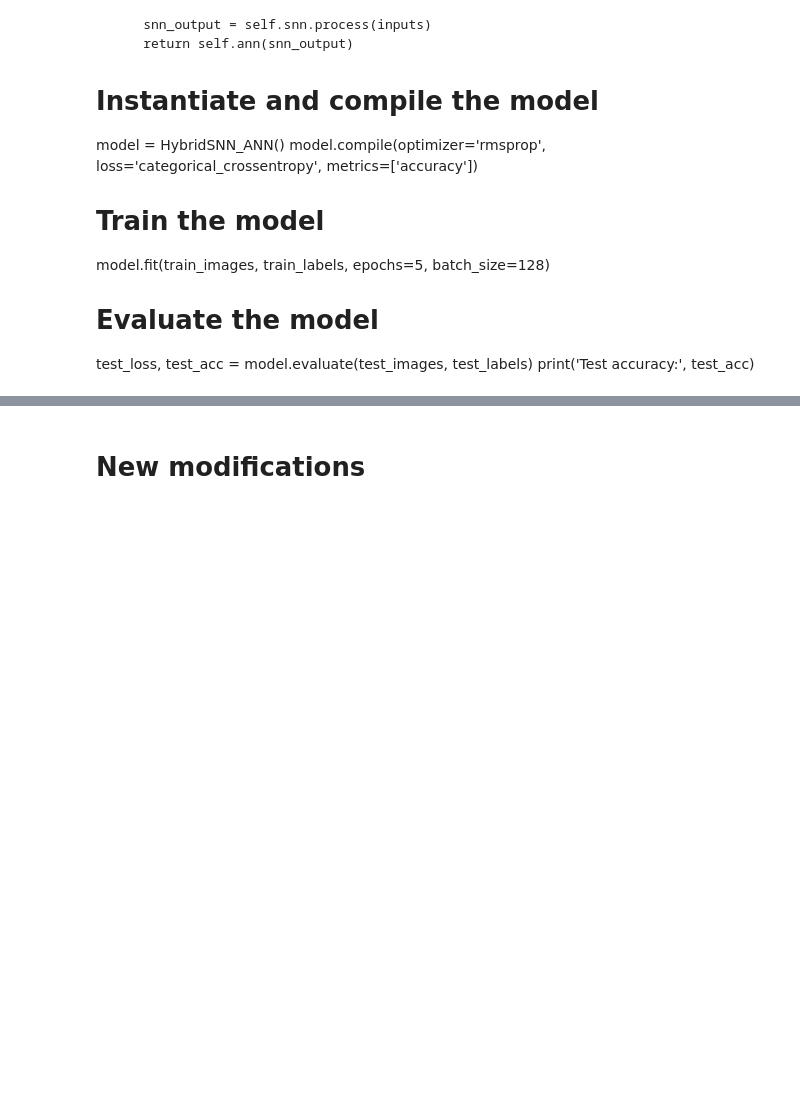
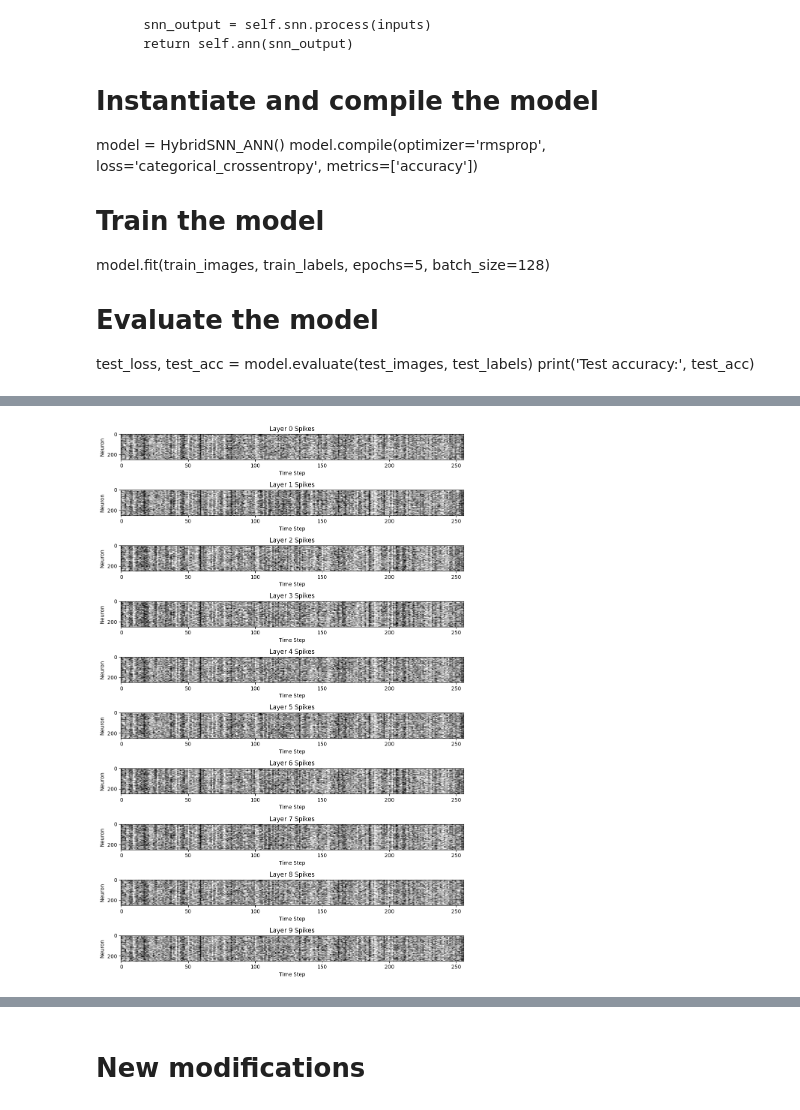
Before and after one commit to dipanwitadash/Neuromorphic-Computing-Project-Team-3, a Jupyter notebook: snn-ann-hybid-mnist.ipynb, the cells around one changed output, grey strips where cells are left out. Saved outputs shown, nothing was run; the diff lists cells and outputs as text; code cells hidden in the pictures; blank space fills up the shorter version.

```diff
--- a/snn-ann-hybid-mnist.ipynb
+++ b/snn-ann-hybid-mnist.ipynb
@@ -147,7 +169,7 @@ def train(model, device, train_loader, optimizer, criterion, epoch):
     for batch_idx, (data, _) in enumerate(train_loader):  # Ignore original labels
         data = data.to(device)
         optimizer.zero_grad()
-        output = model(data)
+        output, train_spike_data = model(data)
         loss = criterion(output, data)  # Compare output with the input image
         loss.backward()
         optimizer.step()
@@ -155,7 +177,7 @@ def train(model, device, train_loader, optimizer, criterion, epoch):
         total_loss += loss.item()
 
     average_loss = total_loss / len(train_loader)
-    return average_loss
+    return average_loss, train_spike_data
 
 # Validation function
 def validate(model, device, val_loader, criterion):
@@ -165,12 +187,12 @@ def validate(model, device, val_loader, criterion):
     with torch.no_grad():  # Disable gradient calculation
         for batch_idx, (data, _) in enumerate(val_loader):
             data = data.to(device)
-            output = model(data)
+            output, val_spike_data = model(data)
             loss = criterion(output, data)
             val_loss += loss.item()
 
     average_val_loss = val_loss / len(val_loader)
-    return average_val_loss
+    return average_val_loss, val_spike_data
 # %%
 # device = torch.device("cuda" if torch.cuda.is_available() else "cpu")
 # MNIST Dataset transformation
@@ -233,12 +277,13 @@ plt.imshow(images[1].numpy().squeeze(), cmap='Greys_r');
 # %%
-import time
-
 # Training loop
 train_losses = []
+train_spikes = []
 val_losses = []
-num_epochs = 30
+val_spikes = []
+
+num_epochs = 50
 # Early Stopping parameters
-patience = 3
+patience = 5
 best_val_loss = float('inf')
 patience_counter = 0
 
@@ -247,12 +292,15 @@ start_time = time.time()  # Record the start time of the training
 for epoch in range(num_epochs):
     epoch_start_time = time.time()  # Start time of the epoch
 
-    train_loss = train(model, device, train_loader, optimizer, criterion, epoch)
+    train_loss, train_spike_data = train(model, device, train_loader, optimizer, criterion, epoch)
     train_losses.append(train_loss)
+    train_spikes.append(train_spike_data)
     # Training loop with early stopping
     # Validation phase
-    val_loss = validate(model, device, val_loader, criterion)
+    val_loss, val_spike_data = validate(model, device, val_loader, criterion)
     val_losses.append(val_loss)
+    val_spikes.append(val_spike_data)
+
     print(f'Epoch {epoch},Training Loss: {train_loss:.4f},Validation Loss: {val_loss:.4f}')
 
     # Check for early stopping
@@ -282,0 +351,14 @@ plt.show()
+# %%
+# Spike data visualization
+plt.figure(figsize=(10, 15))
+for i, spikes in enumerate(val_spike_data):
+    plt.subplot(len(val_spike_data), 1, i + 1)
+    plt.imshow(spikes, cmap='binary', aspect='auto')
+    plt.title(f"Layer {i} Spikes")
+    plt.ylabel("Neuron")
+    plt.xlabel("Time Step")
+
+plt.tight_layout()
+plt.show()
+# %% [output]
+[figure, added]
```
Also changed, not shown: parts of 13 cells of this notebook.
